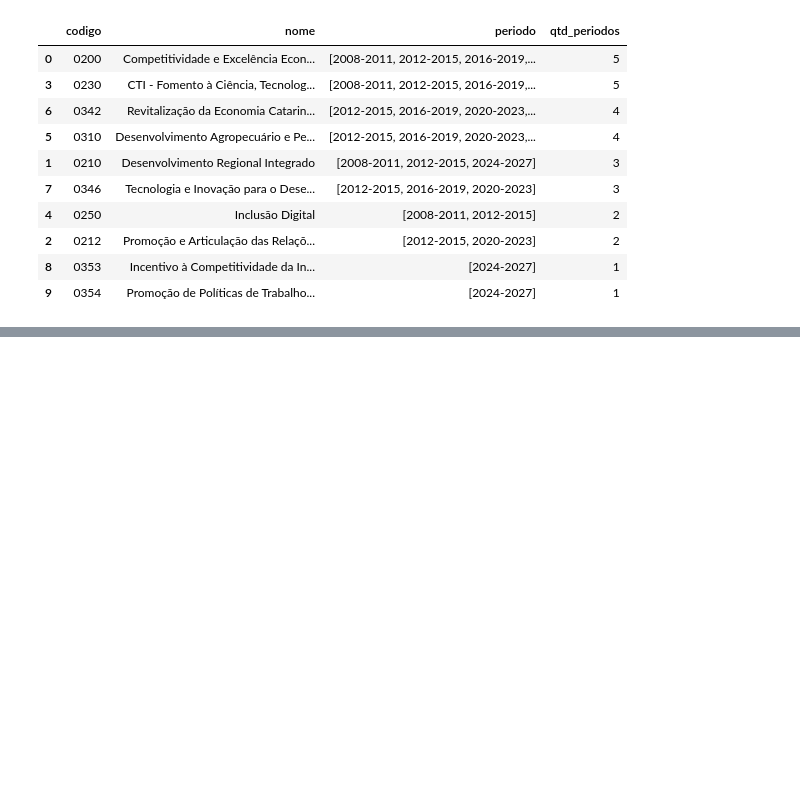
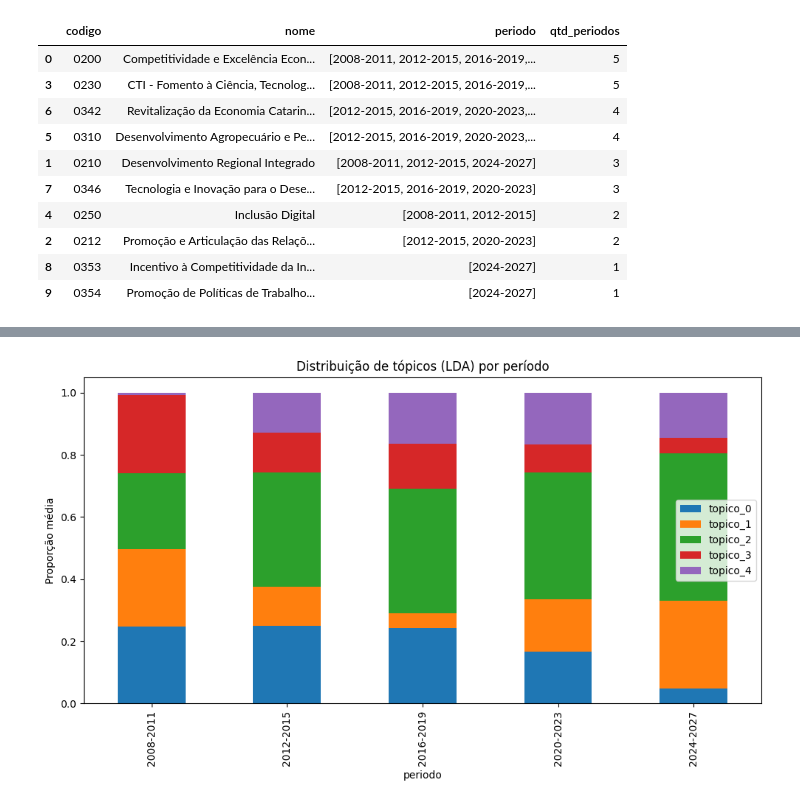
Before and after one commit to andreydeps/estudo-ci-ncia-de-dados, a Jupyter notebook: TCC.ipynb, the cells around one changed output, grey strips where cells are left out. Cells and saved outputs as stored; diff of their text form; code cells hidden in the pictures; blank space fills up the shorter version.

```diff
--- a/TCC.ipynb
+++ b/TCC.ipynb
@@ -333,0 +396,18 @@ continuidade.sort_values("qtd_periodos", ascending=False)
+# %%
+from sklearn.feature_extraction.text import CountVectorizer
+from sklearn.decomposition import LatentDirichletAllocation
+
+# LDA usa contagem de palavras (não TF-IDF) e precisa de vários documentos
+# pra achar tópicos estáveis — por isso cada programa é um documento aqui,
+# não o período agregado
+count_vectorizer = CountVectorizer(max_features=200)
+matriz_contagem = count_vectorizer.fit_transform(df_todos["texto_lematizado"])
+
+n_topicos = 5
+lda = LatentDirichletAllocation(n_components=n_topicos, random_state=42)
+distribuicao_topicos = lda.fit_transform(matriz_contagem)
+
+termos_lda = count_vectorizer.get_feature_names_out()
+for i, topico in enumerate(lda.components_):
+    top_termos = [termos_lda[j] for j in topico.argsort()[-10:][::-1]]
+    print(f"Tópico {i}: {', '.join(top_termos)}")
@@ -333,0 +420,7 @@ continuidade.sort_values("qtd_periodos", ascending=False)
+# %%
+for i in range(n_topicos):
+    df_todos[f"topico_{i}"] = distribuicao_topicos[:, i]
+
+media_por_periodo = df_todos.groupby("periodo")[[f"topico_{i}" for i in range(n_topicos)]].mean()
+media_por_periodo = media_por_periodo.reindex(ordem_periodos)
+media_por_periodo
@@ -333,0 +435,8 @@ continuidade.sort_values("qtd_periodos", ascending=False)
+# %%
+media_por_periodo.plot(kind="bar", stacked=True, figsize=(10, 6))
+plt.title("Distribuição de tópicos (LDA) por período")
+plt.ylabel("Proporção média")
+plt.tight_layout()
+plt.show()
+# %% [output]
+[figure, added]
```
Also changed, not shown: parts of 12 cells of this notebook.
